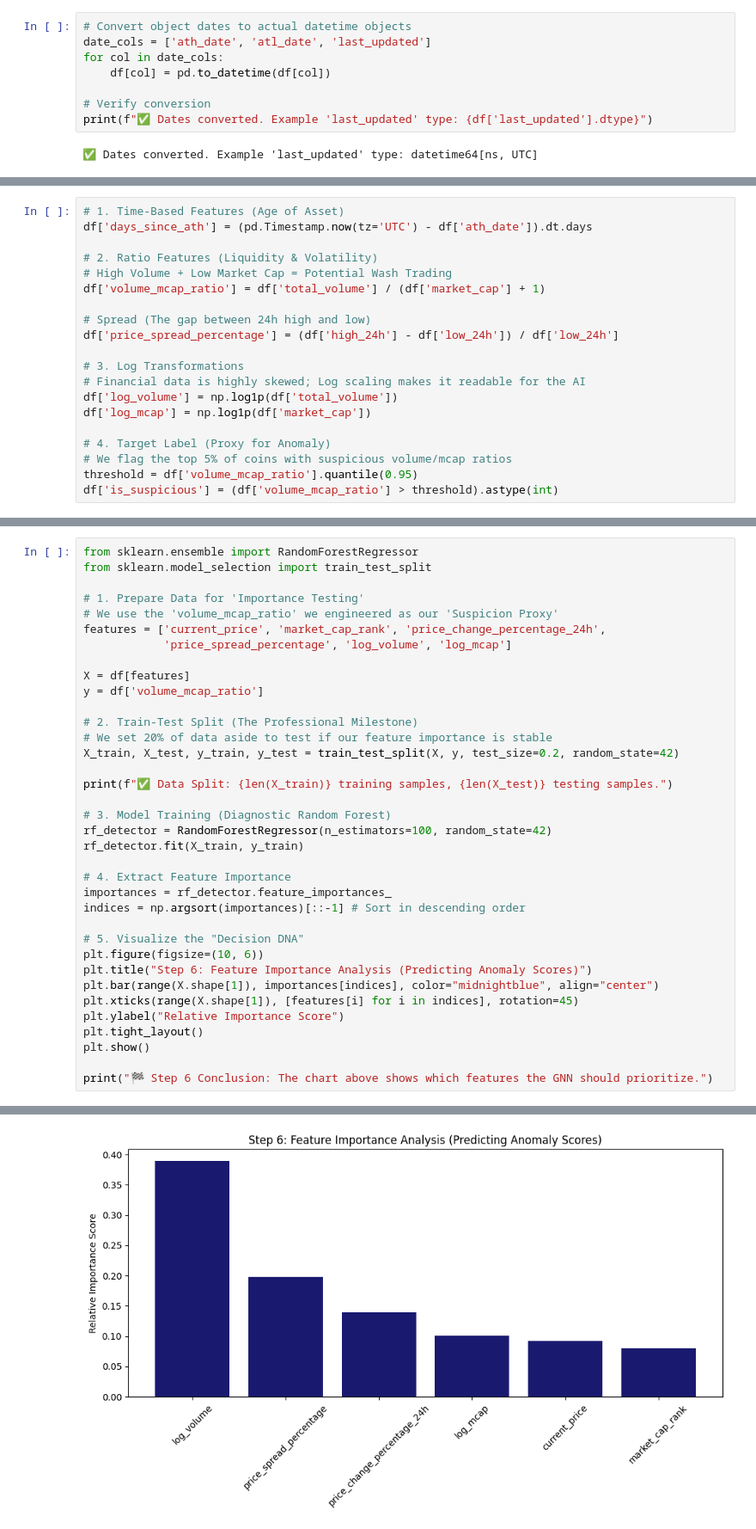
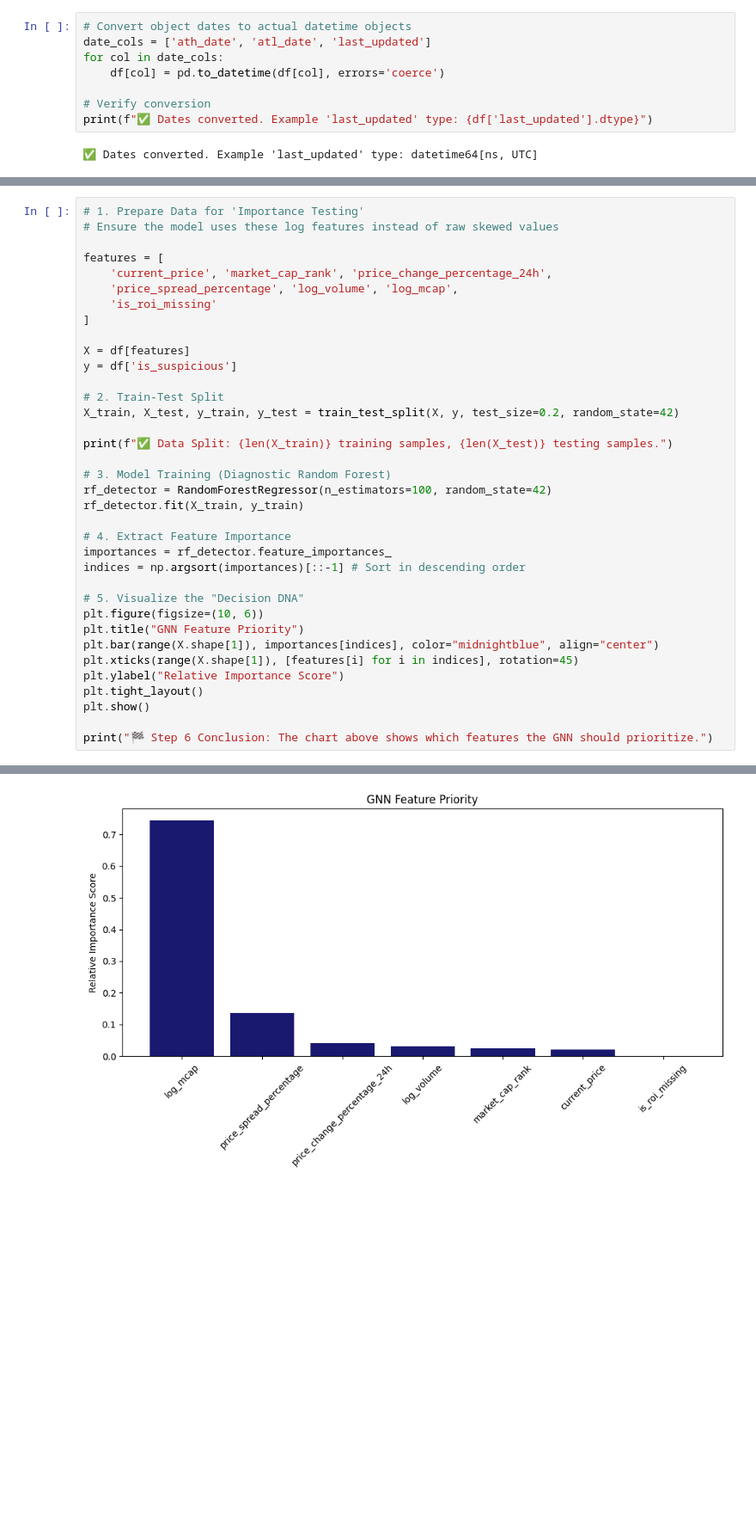
Before and after one commit to zehowrld/Sentinel-Fraud-AI, a Jupyter notebook: notebooks/eda_live_data.ipynb, the cells around one changed output, grey strips where cells are left out. Shown at 86% size. Cells and saved outputs as stored; diff of their text form; blank space fills up the shorter version.

```diff
--- a/notebooks/eda_live_data.ipynb
+++ b/notebooks/eda_live_data.ipynb
@@ -61,7 +63,7 @@ dtype: object
 # Convert object dates to actual datetime objects
 date_cols = ['ath_date', 'atl_date', 'last_updated']
 for col in date_cols:
-    df[col] = pd.to_datetime(df[col])
+    df[col] = pd.to_datetime(df[col], errors='coerce')
 
 # Verify conversion
 print(f"✅ Dates converted. Example 'last_updated' type: {df['last_updated'].dtype}")
@@ -126,20 +158,0 @@ plt.show()
-# %%
-# 1. Time-Based Features (Age of Asset)
-df['days_since_ath'] = (pd.Timestamp.now(tz='UTC') - df['ath_date']).dt.days
-
-# 2. Ratio Features (Liquidity & Volatility)
-# High Volume + Low Market Cap = Potential Wash Trading
-df['volume_mcap_ratio'] = df['total_volume'] / (df['market_cap'] + 1)
-
-# Spread (The gap between 24h high and low)
-df['price_spread_percentage'] = (df['high_24h'] - df['low_24h']) / df['low_24h']
-
-# 3. Log Transformations
-# Financial data is highly skewed; Log scaling makes it readable for the AI
-df['log_volume'] = np.log1p(df['total_volume'])
-df['log_mcap'] = np.log1p(df['market_cap'])
-
-# 4. Target Label (Proxy for Anomaly)
-# We flag the top 5% of coins with suspicious volume/mcap ratios
-threshold = df['volume_mcap_ratio'].quantile(0.95)
-df['is_suspicious'] = (df['volume_mcap_ratio'] > threshold).astype(int)
@@ -156,17 +193,17 @@ else:
 # %%
-from sklearn.ensemble import RandomForestRegressor
-from sklearn.model_selection import train_test_split
+# 1. Prepare Data for 'Importance Testing'
+# Ensure the model uses these log features instead of raw skewed values
 
-# 1. Prepare Data for 'Importance Testing'
-# We use the 'volume_mcap_ratio' we engineered as our 'Suspicion Proxy'
-features = ['current_price', 'market_cap_rank', 'price_change_percentage_24h',
-            'price_spread_percentage', 'log_volume', 'log_mcap']
+features = [
+    'current_price', 'market_cap_rank', 'price_change_percentage_24h',
+    'price_spread_percentage', 'log_volume', 'log_mcap',
+    'is_roi_missing'
+]
 
 X = df[features]
-y = df['volume_mcap_ratio']
+y = df['is_suspicious']
 
-# 2. Train-Test Split (The Professional Milestone)
-# We set 20% of data aside to test if our feature importance is stable
+# 2. Train-Test Split
 X_train, X_test, y_train, y_test = train_test_split(X, y, test_size=0.2, random_state=42)
 
 print(f"✅ Data Split: {len(X_train)} training samples, {len(X_test)} testing samples.")
@@ -181,7 +218,7 @@ indices = np.argsort(importances)[::-1] # Sort in descending order
 
 # 5. Visualize the "Decision DNA"
 plt.figure(figsize=(10, 6))
-plt.title("Step 6: Feature Importance Analysis (Predicting Anomaly Scores)")
+plt.title("GNN Feature Priority")
 plt.bar(range(X.shape[1]), importances[indices], color="midnightblue", align="center")
 plt.xticks(range(X.shape[1]), [features[i] for i in indices], rotation=45)
 plt.ylabel("Relative Importance Score")
@@ -194,3 +231,3 @@ print("🏁 Step 6 Conclusion: The chart above shows which features the GNN shou
-[figure, old version]
+[figure, new version]
 🏁 Step 6 Conclusion: The chart above shows which features the GNN should prioritize.
 # %%
```
Also changed, not shown: parts of 17 cells of this notebook, 1 other file.
